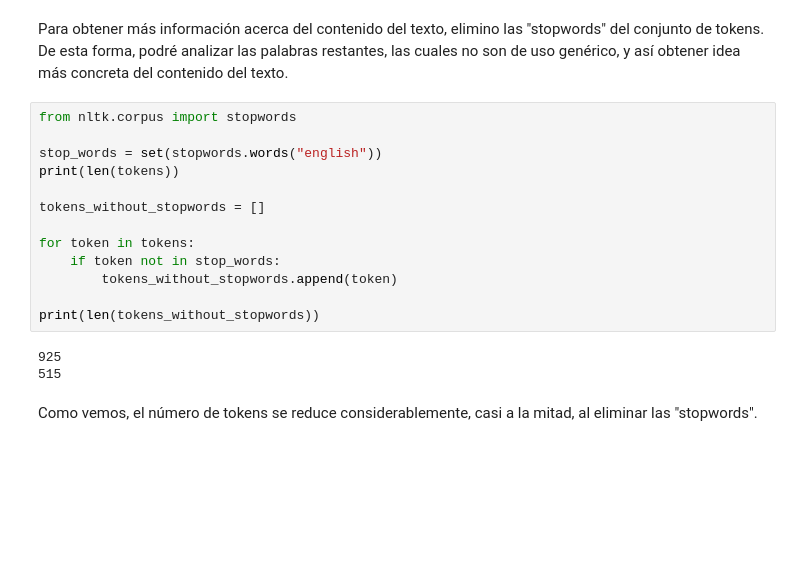
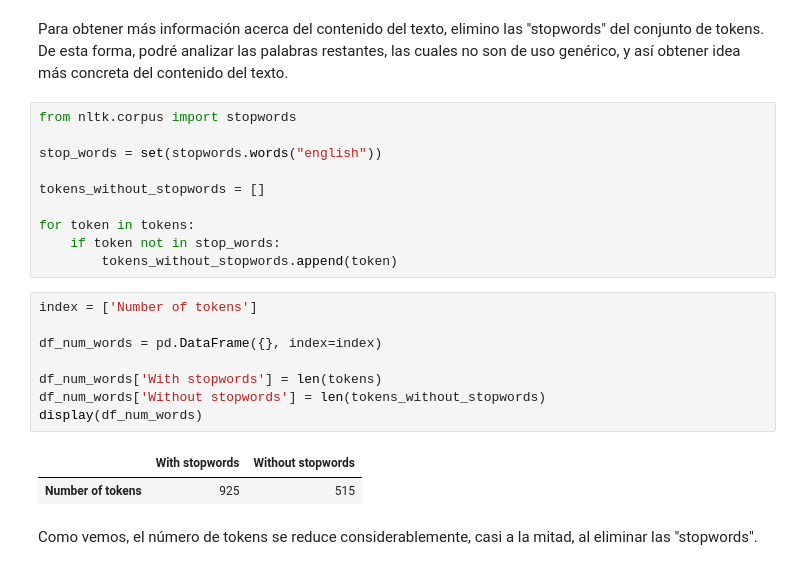
Before and after one commit to claradeuve/Machine-Learning-avan-at, a Jupyter notebook: S12_T01.ipynb, the cells around one changed output. Saved outputs shown, nothing was run; the diff lists cells and outputs as text; blank space fills up the shorter version.

```diff
--- a/S12_T01.ipynb
+++ b/S12_T01.ipynb
@@ -237,18 +237,23 @@ Para obtener más información acerca del contenido del texto, elimino las "stop
 from nltk.corpus import stopwords
 
 stop_words = set(stopwords.words("english"))
-print(len(tokens))
 
 tokens_without_stopwords = []
 
 for token in tokens:
     if token not in stop_words:
         tokens_without_stopwords.append(token)
-
-print(len(tokens_without_stopwords))
-# %% [output]
-925
-515
+# %%
+index = ['Number of tokens']
+
+df_num_words = pd.DataFrame({}, index=index)
+
+df_num_words['With stopwords'] = len(tokens)
+df_num_words['Without stopwords'] = len(tokens_without_stopwords)
+display(df_num_words)
+# %% [output]
+|  | With stopwords | Without stopwords |
+| Number of tokens | 925 | 515 |
 # %% [markdown]
 Como vemos, el número de tokens se reduce considerablemente, casi a la mitad, al eliminar las "stopwords".
 # %% [markdown]
```
Also changed, not shown: parts of 1 cell of this notebook.
